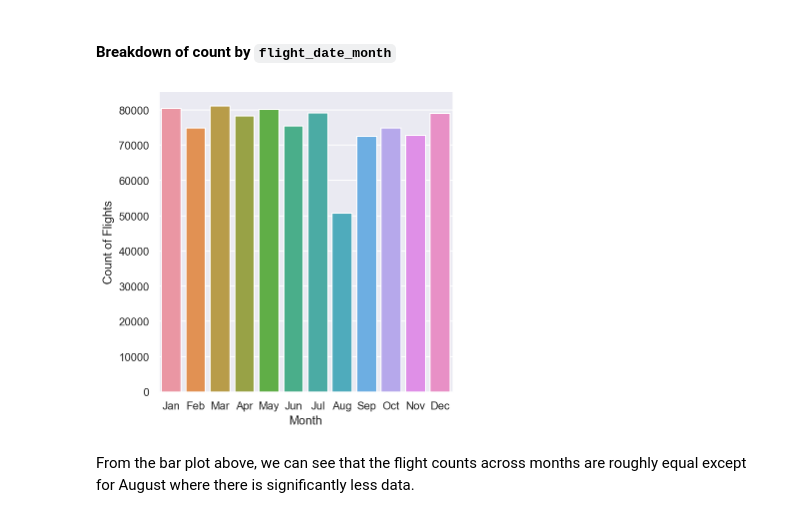
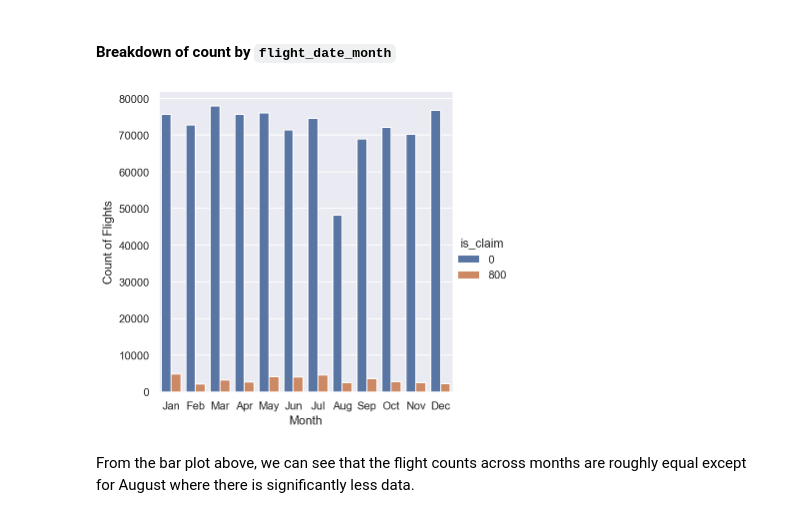
Before and after one commit to chunheisiu/flight-delay-claims-prediction, a Jupyter notebook: notebooks/EDA.ipynb, the cells around one changed output. Drawn from its saved outputs; the diff is of its cells as text; code cells hidden in the pictures.

Commit message:
Update EDA visualizations

```diff
--- a/notebooks/EDA.ipynb
+++ b/notebooks/EDA.ipynb
@@ -18,7 +18,7 @@ import seaborn as sns
 # %% [markdown]
 The CSV file is first loaded as a pandas data frame, which allows it to be read and manipulated easily. We can show the first 10 lines of the CSV file to examine the schema and some sample rows.
 # %%
-flights = pd.read_csv('../flight_delays_data.csv', parse_dates=['flight_date'])
+flights = pd.read_csv('../data/flight_delays_data.csv', parse_dates=['flight_date'])
 # %%
 flights.head()
 # %% [output]
@@ -96,7 +98,7 @@ From the instructions of the project, we also know that `delay_time` is mostly e
 # %%
 flights['is_cancelled'] = np.where(flights.delay_time == 'Cancelled', 1, 0)
 # %%
-flights.loc[flights.delay_time == 'Cancelled', 'delay_time'] = float('9999')
+flights.loc[flights.delay_time == 'Cancelled', 'delay_time'] = 999
 flights.delay_time = flights.delay_time.astype(float)
 # %%
 flights.groupby('is_cancelled')[['flight_id']].count()
@@ -232,11 +234,11 @@ From the bar plot above, we can see that there are significantly less \\$800 cla
 # %% [markdown]
 #### Breakdown of count by `flight_date_month`
 # %%
-flight_month_count = sns.catplot(x='flight_date_month', kind='count', data=flights) \
+flight_month_count = sns.catplot(x='flight_date_month', hue='is_claim', kind='count', data=flights) \
                         .set(xlabel='Month', ylabel='Count of Flights') \
                         .set_xticklabels(month_abbr[1:])
 # %% [output]
-[figure, old version]
+[figure, new version]
 # %% [markdown]
 From the bar plot above, we can see that the flight counts across months are roughly equal except for August where there is significantly less data.
 # %% [markdown]
```
Also changed, not shown: parts of 16 cells of this notebook.
